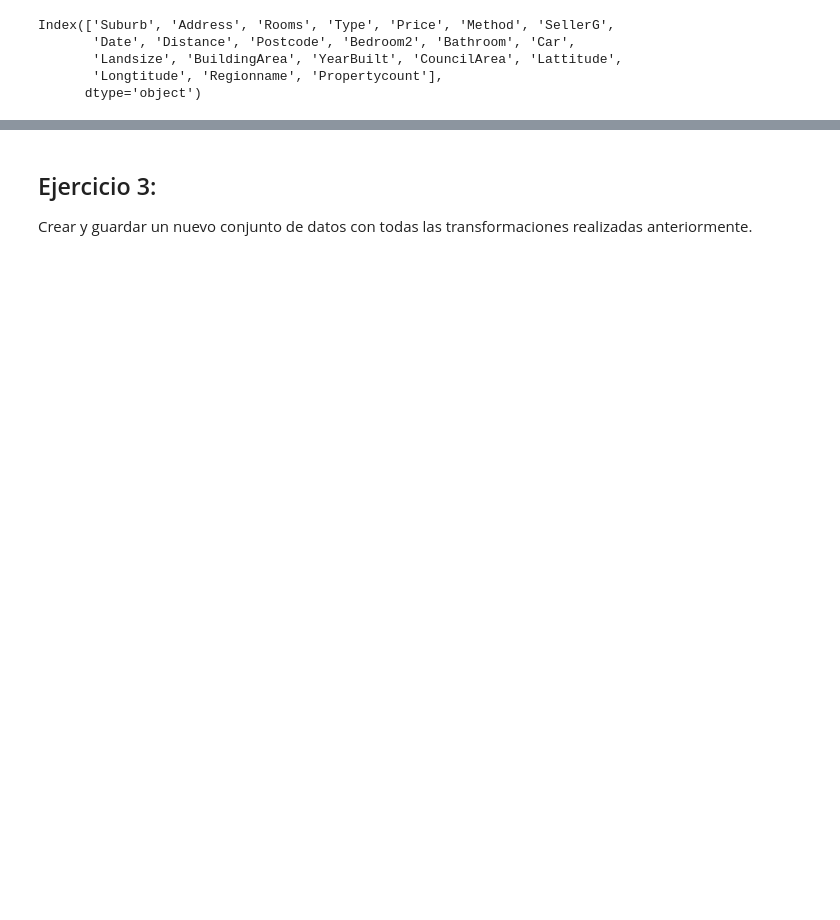
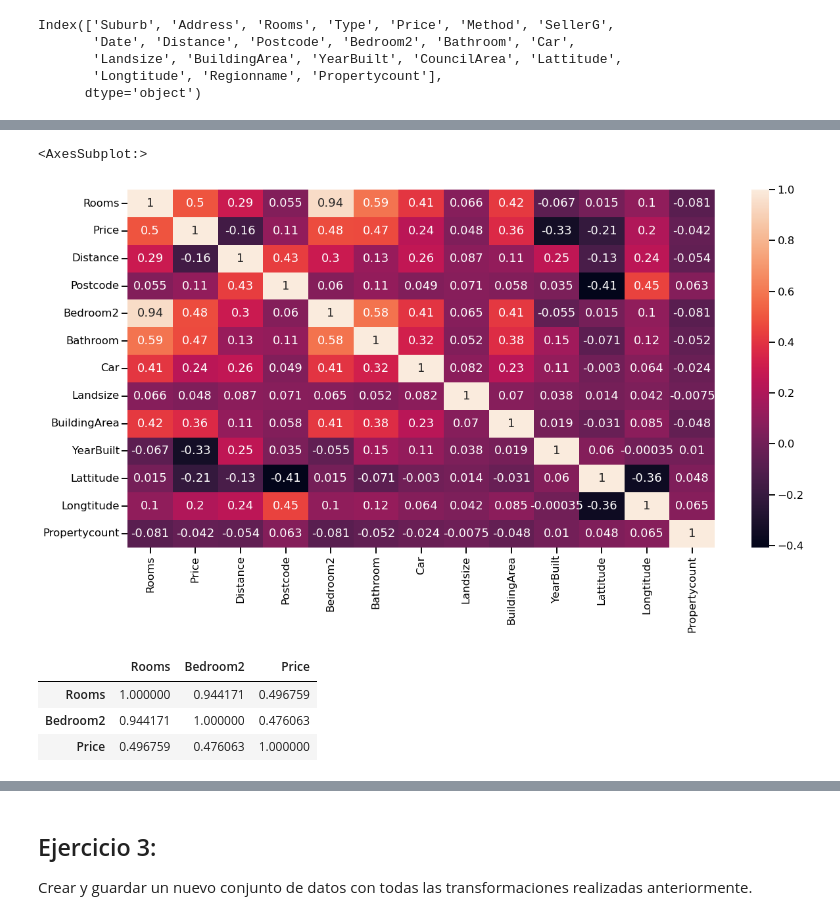
Before and after one commit to diegoflorescba/diplodatos-grupo11-2022, a Jupyter notebook: Analisis y curacion de datos/Entregables/entregable_parte_1_22.ipynb, the cells around one changed output, grey strips where cells are left out. Cells and saved outputs as stored; diff of their text form; code cells hidden in the pictures; blank space fills up the shorter version.

```diff
--- a/Analisis y curacion de datos/Entregables/entregable_parte_1_22.ipynb
+++ b/Analisis y curacion de datos/Entregables/entregable_parte_1_22.ipynb
@@ -306,0 +225,14 @@ airbnb_df[airbnb_df.suburb.isin(suburb_melb)].shape
+# %%
+plt.figure(figsize=(20, 10))
+sns.heatmap(melb_cleaned.corr(method='pearson'), annot = True)
+# %% [output]
+<AxesSubplot:>
+[figure, added]
+# %%
+cuartos = ['Rooms', 'Bedroom2', 'Price']
+melb_cleaned[cuartos].corr()
+# %% [output]
+|  | Rooms | Bedroom2 | Price |
+| Rooms | 1.000000 | 0.944171 | 0.496759 |
+| Bedroom2 | 0.944171 | 1.000000 | 0.476063 |
+| Price | 0.496759 | 0.476063 | 1.000000 |
```
Also changed, not shown: parts of 51 cells of this notebook, 1 other file.
